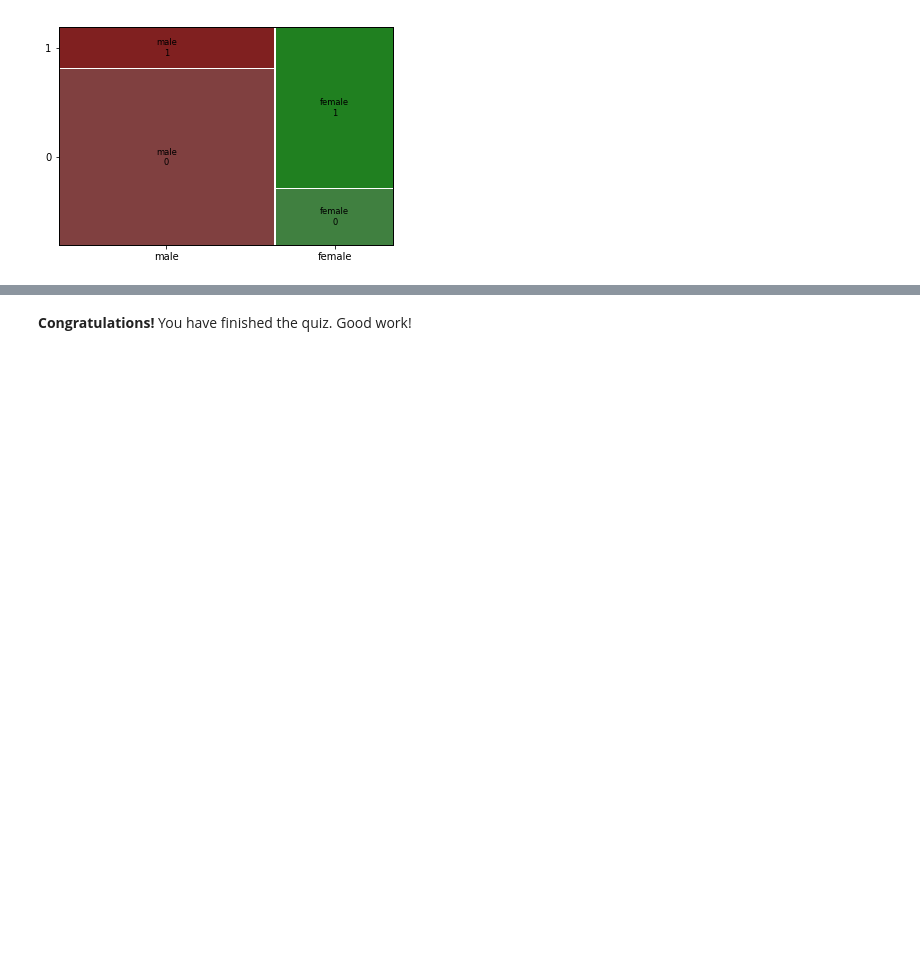
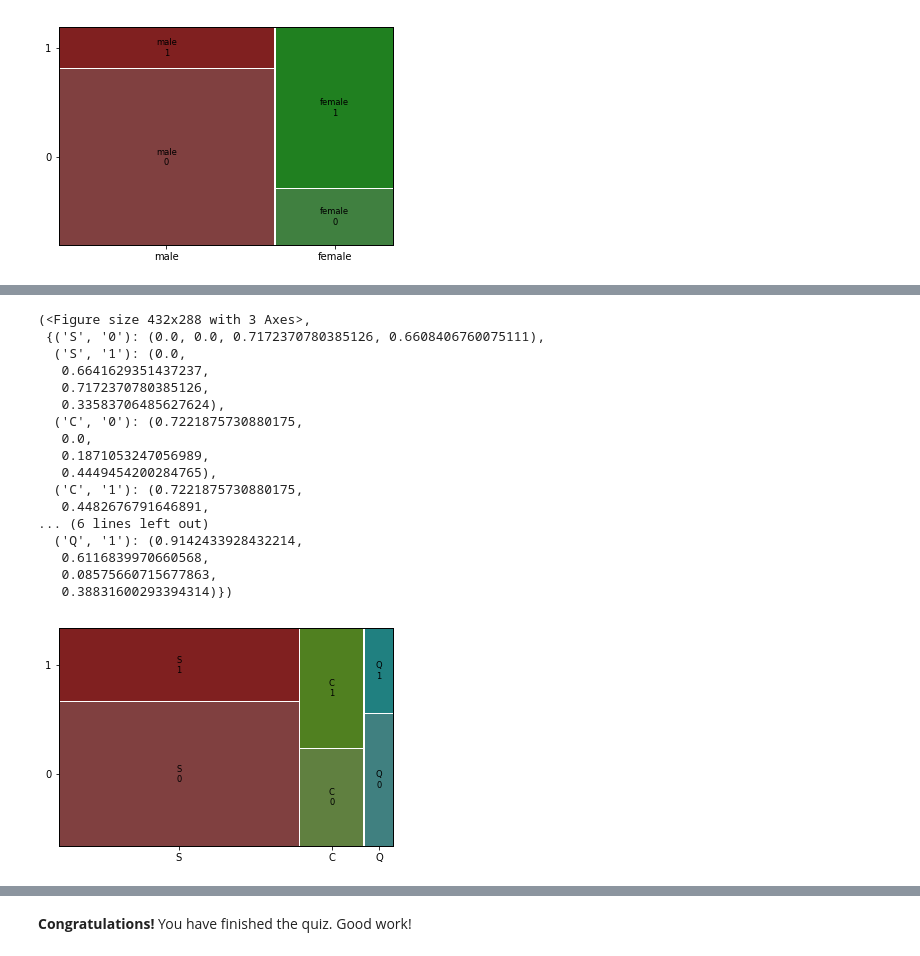
Before and after one commit to felipeperezleal/AlgorithmsUN2023I, a Jupyter notebook: quiz2/seperezl_Quiz_2_Python_Pandas_UNCode.ipynb, the cells around one changed output, grey strips where cells are left out. Cells and saved outputs as stored; diff of their text form; code cells hidden in the pictures; blank space fills up the shorter version.

```diff
--- a/quiz2/seperezl_Quiz_2_Python_Pandas_UNCode.ipynb
+++ b/quiz2/seperezl_Quiz_2_Python_Pandas_UNCode.ipynb
@@ -737,0 +706,21 @@ mosaic(titanic, ['Sex', 'Survived'])
+# %%
+mosaic(titanic,['Embarked','Survived'])
+# %% [output]
+(<Figure size 432x288 with 3 Axes>,
+ {('S', '0'): (0.0, 0.0, 0.7172370780385126, 0.6608406760075111),
+  ('S', '1'): (0.0,
+   0.6641629351437237,
+   0.7172370780385126,
+   0.33583706485627624),
+  ('C', '0'): (0.7221875730880175,
+   0.0,
+   0.1871053247056989,
+   0.4449454200284765),
+  ('C', '1'): (0.7221875730880175,
+   0.4482676791646891,
+... (6 lines left out)
+  ('Q', '1'): (0.9142433928432214,
+   0.6116839970660568,
+   0.08575660715677863,
+   0.38831600293394314)})
+[figure, added]
```
Also changed, not shown: parts of 8 cells of this notebook.
